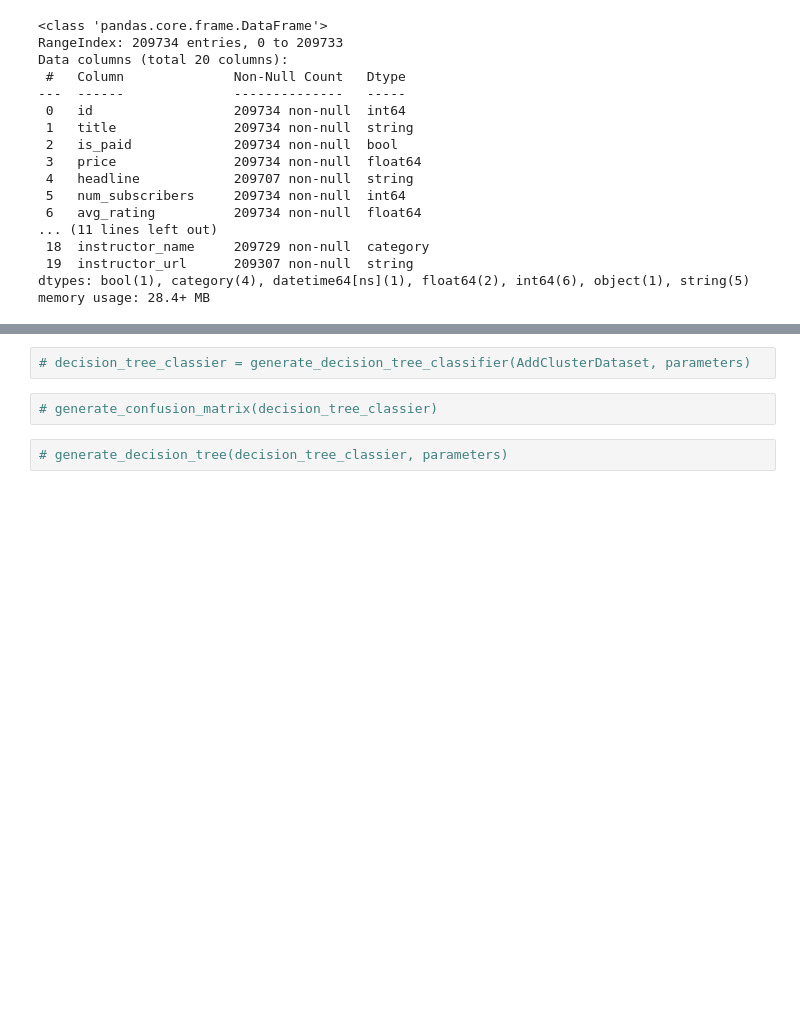
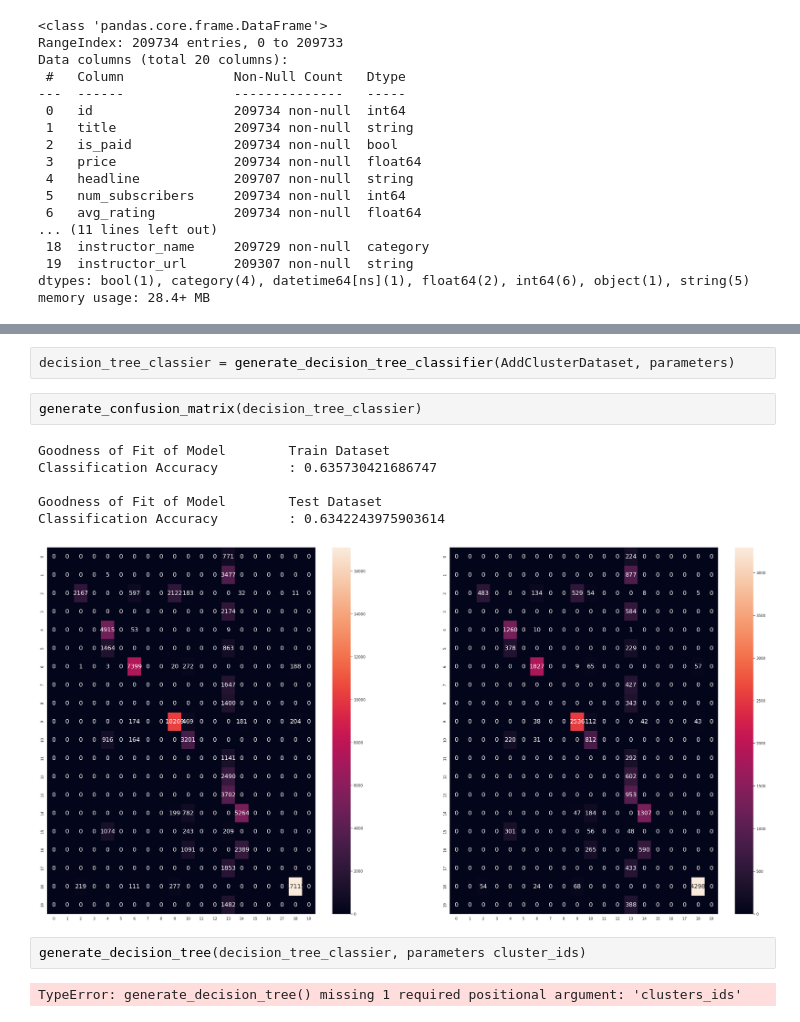
Before and after one commit to Amizzuddin/sc1015, a Jupyter notebook: main.ipynb, the cells around one changed output, grey strips where cells are left out. Saved outputs shown, nothing was run; the diff lists cells and outputs as text; blank space fills up the shorter version.

```diff
--- a/main.ipynb
+++ b/main.ipynb
@@ -115,6 +111,15 @@ Run: 1, iteration: 27/100, moves: 28, ncost: 2122872103.8800962
 # %%
-# decision_tree_classier = generate_decision_tree_classifier(AddClusterDataset, parameters)
+decision_tree_classier = generate_decision_tree_classifier(AddClusterDataset, parameters)
-# %%
-# generate_confusion_matrix(decision_tree_classier)
+# %%
+generate_confusion_matrix(decision_tree_classier)
+# %% [output]
+Goodness of Fit of Model        Train Dataset
+Classification Accuracy         : 0.635730421686747
+
+Goodness of Fit of Model        Test Dataset
+Classification Accuracy         : 0.6342243975903614
+[figure, added]
 # %%
-# generate_decision_tree(decision_tree_classier, parameters)
+generate_decision_tree(decision_tree_classier, parameters cluster_ids)
+# %% [output]
+TypeError: generate_decision_tree() missing 1 required positional argument: 'clusters_ids'
```
Also changed, not shown: parts of 7 cells of this notebook, 1 other file.
